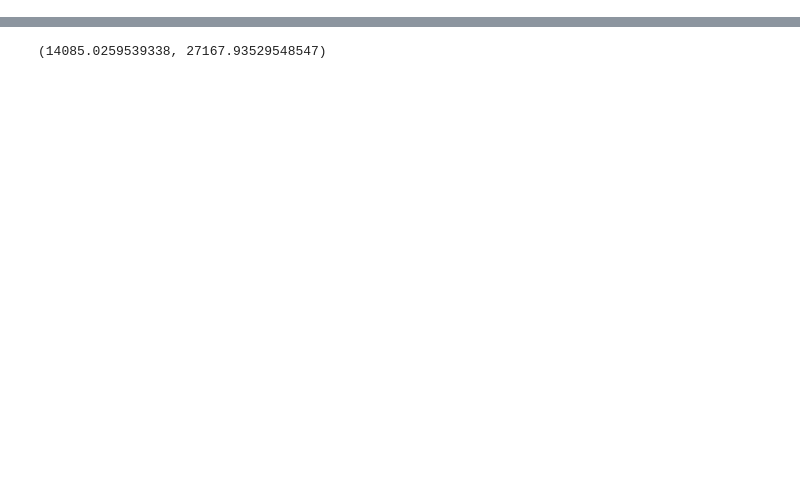
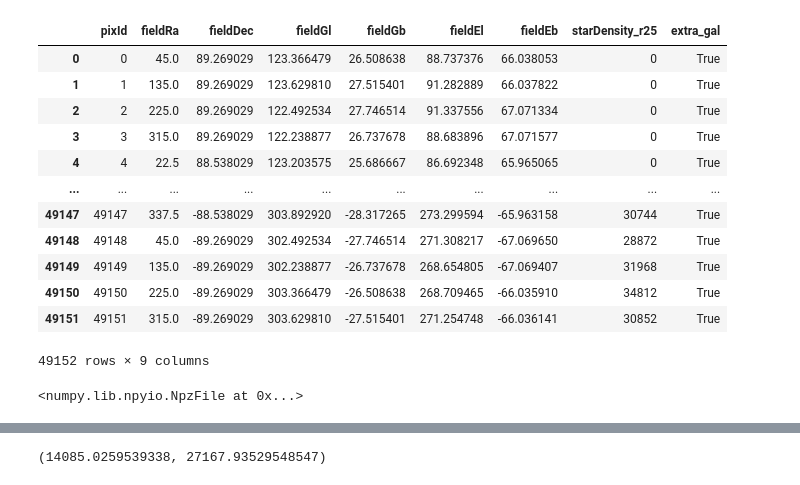
Before and after one commit to lmptc/PrestoColor2_Metric, a Jupyter notebook: SkyArea.ipynb, the cells around one changed output, grey strips where cells are left out. Cells and saved outputs as stored; diff of their text form; code cells hidden in the pictures; blank space fills up the shorter version.

```diff
--- a/SkyArea.ipynb
+++ b/SkyArea.ipynb
@@ -23,3 +49,23 @@ Fields['fieldEl'], Fields['fieldEb'] = radec2ecliptic(ra=Fields['fieldRa'].value
+# %%
+Fields
+# %% [output]
+|  | pixId | fieldRa | fieldDec | fieldGl | fieldGb | fieldEl | fieldEb | starDensity_r25 | extra_gal |
+| 0 | 0 | 45.0 | 89.269029 | 123.366479 | 26.508638 | 88.737376 | 66.038053 | 0 | True |
+| 1 | 1 | 135.0 | 89.269029 | 123.629810 | 27.515401 | 91.282889 | 66.037822 | 0 | True |
+| 2 | 2 | 225.0 | 89.269029 | 122.492534 | 27.746514 | 91.337556 | 67.071334 | 0 | True |
+| 3 | 3 | 315.0 | 89.269029 | 122.238877 | 26.737678 | 88.683896 | 67.071577 | 0 | True |
+| 4 | 4 | 22.5 | 88.538029 | 123.203575 | 25.686667 | 86.692348 | 65.965065 | 0 | True |
+| ... | ... | ... | ... | ... | ... | ... | ... | ... | ... |
+| 49147 | 49147 | 337.5 | -88.538029 | 303.892920 | -28.317265 | 273.299594 | -65.963158 | 30744 | True |
+| 49148 | 49148 | 45.0 | -89.269029 | 302.492534 | -27.746514 | 271.308217 | -67.069650 | 28872 | True |
+| 49149 | 49149 | 135.0 | -89.269029 | 302.238877 | -26.737678 | 268.654805 | -67.069407 | 31968 | True |
+| 49150 | 49150 | 225.0 | -89.269029 | 303.366479 | -26.508638 | 268.709465 | -66.035910 | 34812 | True |
+| 49151 | 49151 | 315.0 | -89.269029 | 303.629810 | -27.515401 | 271.254748 | -66.036141 | 30852 | True |
+49152 rows × 9 columns
+# %%
+load
+# %% [output]
+<numpy.lib.npyio.NpzFile at 0x...>
 # %%
 # load a builtin star map
 # only have star density for LSST footprint
```
Also changed, not shown: parts of 7 cells of this notebook, 1 other file.
